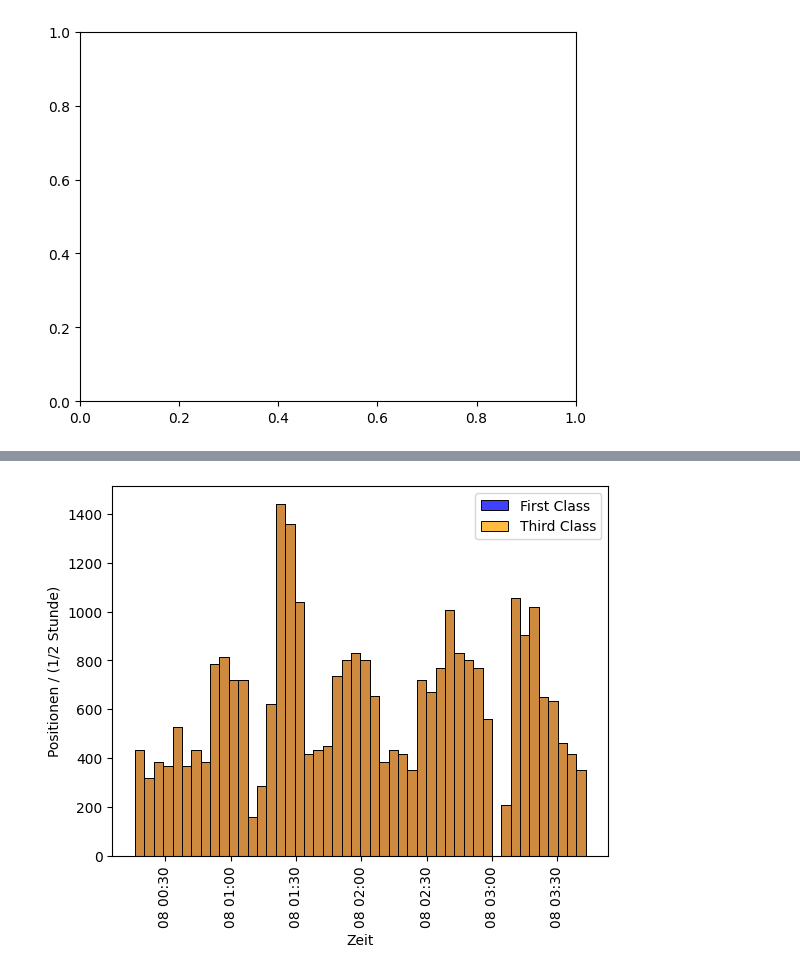
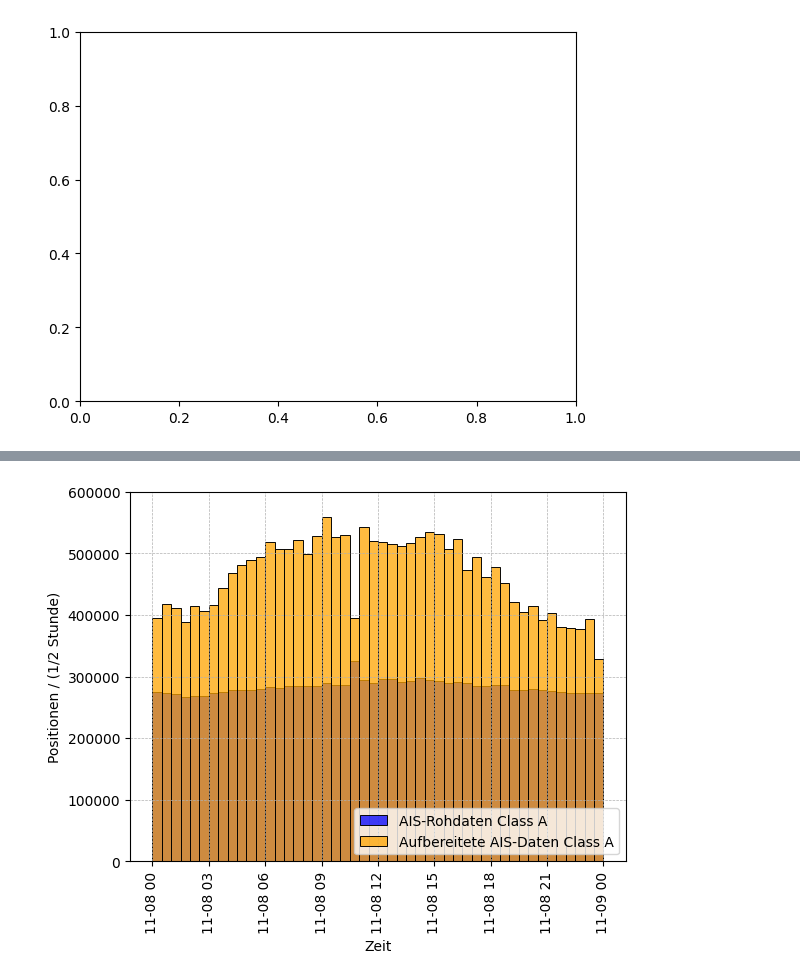
Before and after one commit to SeseRau/py-ma-git, a Jupyter notebook: notebooks/DataTest.ipynb, the cells around one changed output, grey strips where cells are left out. Drawn from its saved outputs; the diff is of its cells as text; code cells hidden in the pictures.

```diff
--- a/notebooks/DataTest.ipynb
+++ b/notebooks/DataTest.ipynb
@@ -763,88 +685,64 @@ folderoutput = f"../workdir/AIS-Images/{filename}_analyse/"
 
 data =  pd.read_csv(f"../workdir/AIS-Files/{filename}.csv")
 
-#filename = filename + "_1_knn_gnu"
-filename = filename + "-6xs"
+# filename = filename + "_1_knn_gnu"
+# filename = filename + "-6xs"
 # df = pd.read_csv(f"../workdir/AIS-Files/{filename}.csv")
 
 ddd = pd.DataFrame()
 ddf = pd.DataFrame()
 # Class A
 
-# ddata = data#.copy()
-# #ddata = ddata.drop(data[data['Type of mobile']  == "Class A" ].index)
-# ddata = ddata.drop(data[data['Type of mobile']  == "Base Station" ].index)
-# ddata = ddata.drop(data[data['Type of mobile']  == "Class B" ].index)
-# ddata = ddata.drop(data[data['Type of mobile']  == "AtoN" ].index)
-# ddata = ddata.drop(data[data['Type of mobile']  == "Man Overboard Device" ].index)
-# ddata = ddata.drop(data[data['Type of mobile']  == "SAR Airborne" ].index)
-# ddata = ddata.drop(data[data['Type of mobile']  == "Emergency PIRB" ].index)
-# ddata = ddata.drop(data[data['Type of mobile']  == "Search and Rescue Transponder" ].index)
+ddata = data#.copy()
+#ddata = ddata.drop(data[data['Type of mobile']  == "Class A" ].index)
+ddata = ddata.drop(data[data['Type of mobile']  == "Base Station" ].index)
+ddata = ddata.drop(data[data['Type of mobile']  == "Class B" ].index)
+ddata = ddata.drop(data[data['Type of mobile']  == "AtoN" ].index)
+ddata = ddata.drop(data[data['Type of mobile']  == "Man Overboard Device" ].index)
+ddata = ddata.drop(data[data['Type of mobile']  == "SAR Airborne" ].index)
+ddata = ddata.drop(data[data['Type of mobile']  == "Emergency PIRB" ].index)
+ddata = ddata.drop(data[data['Type of mobile']  == "Search and Rescue Transponder" ].index)
 
-# # ddata = ddata.filter(regex=f"Class A")
-# # Histogramm Time
-# ddd = pd.to_datetime(ddata['# Timestamp'], format='%d/%m/%Y %H:%M:%S', )
-# ddata = []
-# ddd.columns = ['AIS-Rohdaten Class A']
+# ddata = ddata.filter(regex=f"Class A")
+# Histogramm Time
+ddd = pd.to_datetime(ddata['# Timestamp'], format='%d/%m/%Y %H:%M:%S', )
+ddata = []
+ddd.columns = ['AIS-Rohdaten Class A']
 
 filename = []
 
 filename = "aisdk-2023-11-08"
 
 folderoutput = f"../workdir/AIS-Images/{filename}_analyse/"
-#filename = filename + "_1_knn_gnu"
-filename = filename + "-xs_3_kkn_gnu"
+filename = filename + "_1_knn_gnu"
+# filename = filename + "-xs_3_kkn_gnu"
 df = pd.read_csv(f"../workdir/AIS-KNN-Files/{filename}.csv")
 
 
 df.columns = ['MMSI', 'Time', 'X', 'Y', 'Deg', 'Dist']
 
 #Time
 df['Time'] = df['Time']+3600
 ddataa = pd.to_datetime(df['Time'],unit='s')
 df = []
 ddataa.columns = ['Aufbereitete AIS-Daten Class A']
 
-
-#df = pd.Series(ddd, name="raw").to_frame().join(pd.Series(ddataa, name="knngnu").to_frame())
-#ddd = []
-#ddataa = []
-
-#ax = sns.histplot(df, bins=48)
-#sns.histplot(ddd, bins=48)
-#sns.histplot(ddataa, bins=48)
-#ax = sns.histplot([ddd, ddataa], bins=48, label=['AIS-Rohdaten Class A', 'Aufbereitete AIS-Daten Class A'])
+# Plotting overlapping histograms with KDE
+ax = sns.histplot(ddd, color='blue', label='AIS-Rohdaten Class A', bins = 48)
+ax = sns.histplot(ddataa, color='orange', label='Aufbereitete AIS-Daten Class A', bins = 48)
 #ax.set(xlabel=f'Zeit', ylabel='Positionen/Sekunde')
 #ax.tick_params(axis='x', rotation=45)
-#fig = ax.get_figure()
-
-#plt.xlabel('Age')
-#plt.ylabel('Density')
-#plt.legend()
-
-#fig.savefig(f"{folderoutput}{filename}_time_multi.png", bbox_inches='tight', dpi=600)
-#ax = []
-#res_df = []
-#plt.clf()
-
-
-# # Sample data
-# data1 = sns.load_dataset(ddataa).query("`class` == 'First'")['age'].dropna()
-# data2 = sns.load_dataset(ddataa).query("`class` == 'Third'")['age'].dropna()
-
-# Plotting overlapping histograms with KDE
-sns.histplot(ddataa, color='blue', label='AIS-Rohdaten Class A', bins = 48)
-sns.histplot(ddataa, color='orange', label='Aufbereitete AIS-Daten Class A', bins = 48)
-
 # Adding labels and legend
+plt.grid(linestyle = '--', linewidth = 0.5)
+plt.ylim(0, 600000)
 plt.xlabel('Zeit')
 plt.ylabel('Positionen / (1/2 Stunde)')
-plt.legend()
+plt.legend(loc='lower right')
 plt.xticks(rotation=90)
-plt.show()
-
+# plt.show()
+plt.savefig(f"{folderoutput}{filename}_time_hist_multi.png", bbox_inches='tight', dpi=600)
 
 
 #https://www.geeksforgeeks.org/plot-multiple-histograms-on-same-plot-with-seaborn/
 # %% [output]
-[figure, old version]
+[figure, new version]
```
Also changed, not shown: parts of 8 cells of this notebook, 1 other file.
